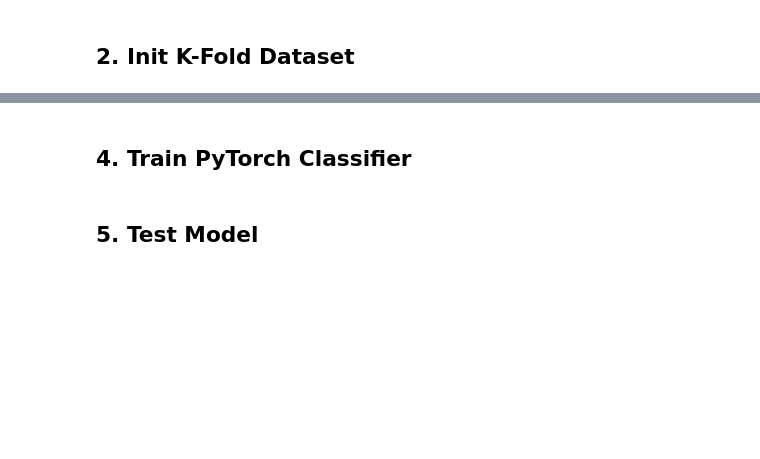
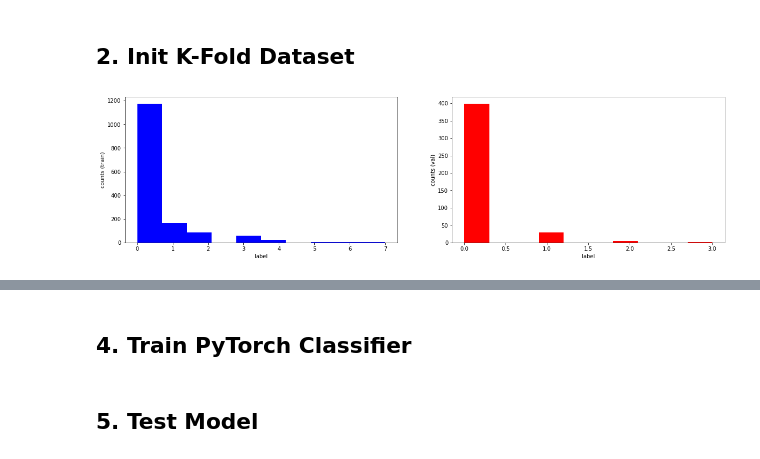
Before and after one commit to MichelDeudon/sentinel2-xcube-boat-detection, a Jupyter notebook: 2-Train.ipynb, the cells around one changed output, grey strips where cells are left out. Drawn from its saved outputs; the diff is of its cells as text; code cells hidden in the pictures; blank space fills up the shorter version.

Commit message:
refactor labels.csv and getImageSetDirectories

```diff
--- a/2-Train.ipynb
+++ b/2-Train.ipynb
@@ -37,9 +51,11 @@ checkpoint_dir = "/home/jovyan/checkpoints"
 bands = ['img_08', 'bg_ndwi']
 test_size = 0.2
 # %%
-train_list, val_list, fig = getImageSetDirectories(data_dir=os.path.join(data_dir, 'chips'), labels_filename=os.path.join(data_dir, 'labels.csv'),
+train_list, val_list, fig = getImageSetDirectories(data_dir=os.path.join(data_dir, 'chips'), labels_filename='/home/jovyan/zhichao/sentinel2-xcube-boat-detection/data/labels.csv',
                                                    band_list=bands, test_size=test_size, plot_coords=False, plot_class_imbalance=True, use_KFold=True, seed=123)
 fig # mapbox plot train/val coordinates
+# %% [output]
+[figure, added]
 # %%
 train_dataset = S2_Dataset(imset_dir=train_list[0], augment=True, labels_filename=os.path.join(data_dir,'labels.csv'))
 val_dataset = S2_Dataset(imset_dir=val_list[0], augment=False, labels_filename=os.path.join(data_dir,'labels.csv'))
```
Also changed, not shown: parts of 3 cells of this notebook, 3 other files.
